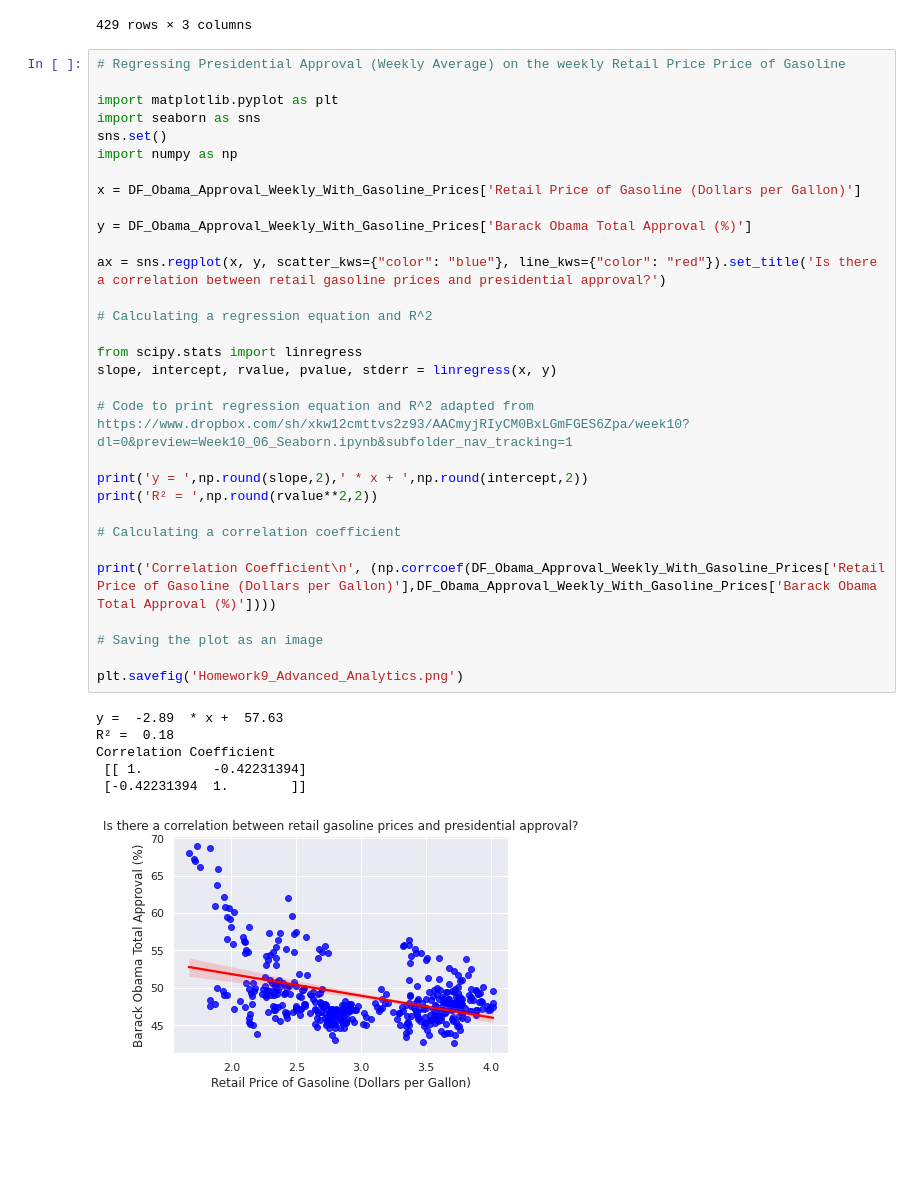
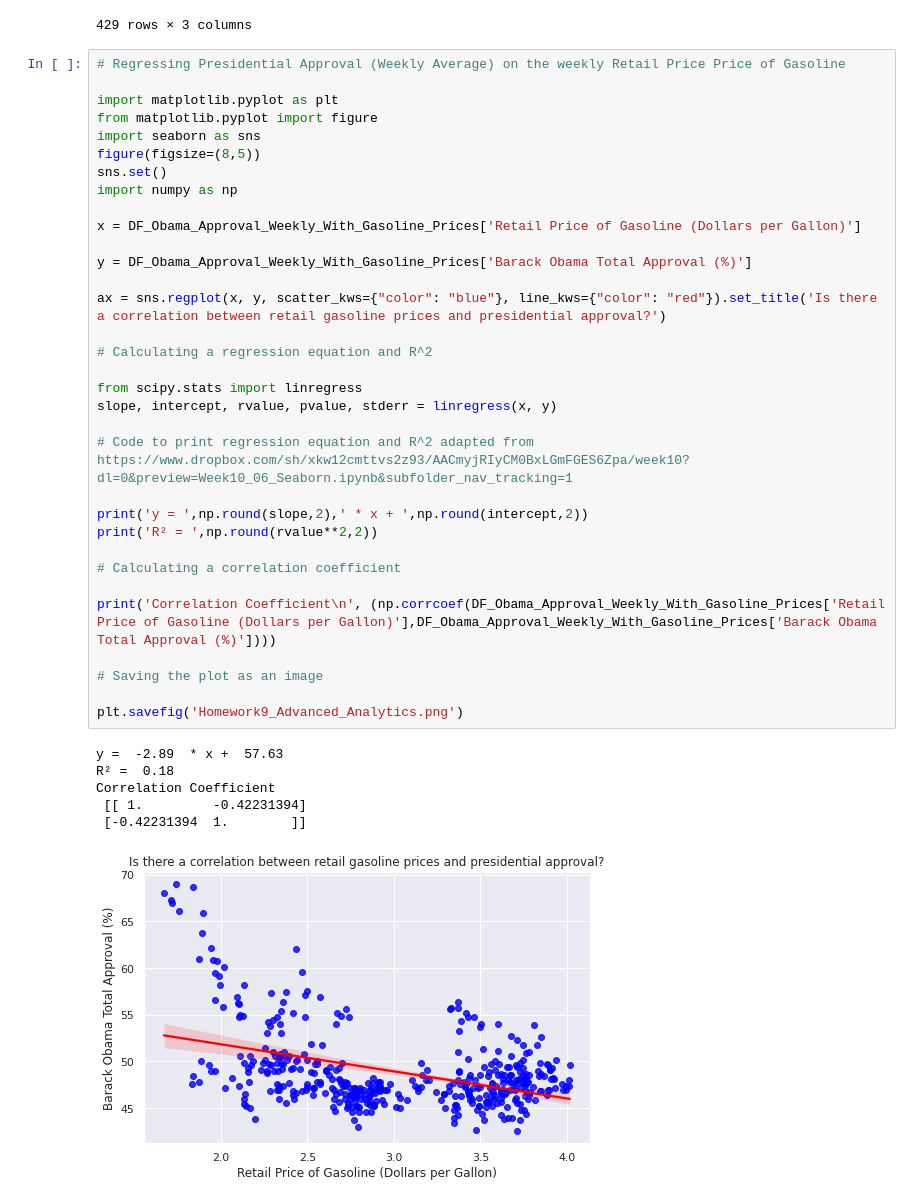
Before and after one commit to Edward-Natusch/Edward-Natusch.github.io, a Jupyter notebook: Homework9_Advanced_Analytics.ipynb, the cells around one changed output. Saved outputs shown, nothing was run; the diff lists cells and outputs as text; blank space fills up the shorter version.

```diff
--- a/Homework9_Advanced_Analytics.ipynb
+++ b/Homework9_Advanced_Analytics.ipynb
@@ -131,37 +131,39 @@ DF_Obama_Approval_Weekly_With_Gasoline_Prices
 # Regressing Presidential Approval (Weekly Average) on the weekly Retail Price Price of Gasoline
 
 import matplotlib.pyplot as plt
+from matplotlib.pyplot import figure
 import seaborn as sns
+figure(figsize=(8,5))
 sns.set()
 import numpy as np
 
 x = DF_Obama_Approval_Weekly_With_Gasoline_Prices['Retail Price of Gasoline (Dollars per Gallon)']
 
 y = DF_Obama_Approval_Weekly_With_Gasoline_Prices['Barack Obama Total Approval (%)']
 
 ax = sns.regplot(x, y, scatter_kws={"color": "blue"}, line_kws={"color": "red"}).set_title('Is there a correlation between retail gasoline prices and presidential approval?')
 
 # Calculating a regression equation and R^2
 
 from scipy.stats import linregress
 slope, intercept, rvalue, pvalue, stderr = linregress(x, y)
 
 # Code to print regression equation and R^2 adapted from https://www.dropbox.com/sh/xkw12cmttvs2z93/AACmyjRIyCM0BxLGmFGES6Zpa/week10?dl=0&preview=Week10_06_Seaborn.ipynb&subfolder_nav_tracking=1
 
 print('y = ',np.round(slope,2),' * x + ',np.round(intercept,2))
 print('R² = ',np.round(rvalue**2,2))
 
 # Calculating a correlation coefficient
 
 print('Correlation Coefficient\n', (np.corrcoef(DF_Obama_Approval_Weekly_With_Gasoline_Prices['Retail Price of Gasoline (Dollars per Gallon)'],DF_Obama_Approval_Weekly_With_Gasoline_Prices['Barack Obama Total Approval (%)'])))
 
 # Saving the plot as an image
 
 plt.savefig('Homework9_Advanced_Analytics.png')
 # %% [output]
 y =  -2.89  * x +  57.63
 R² =  0.18
 Correlation Coefficient
  [[ 1.         -0.42231394]
  [-0.42231394  1.        ]]
-[figure, old version]
+[figure, new version]
```
